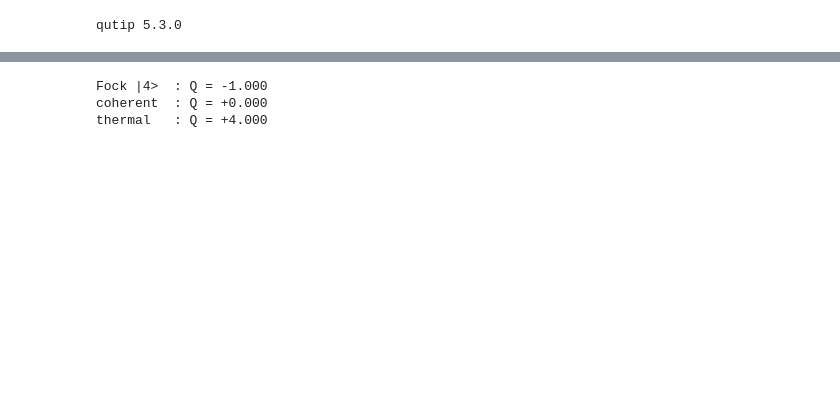
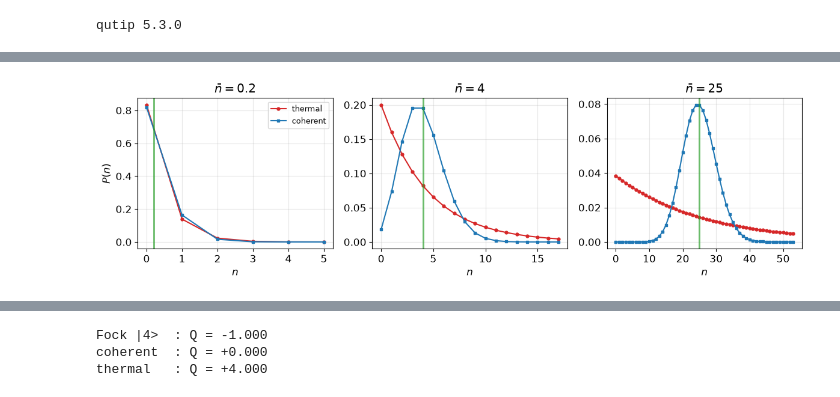
Before and after one commit to laserlab/CountingPhotons, a Jupyter notebook: lectures/01_QuantumLight_PhotonStatistics.ipynb, the cells around one changed output, grey strips where cells are left out. Saved outputs shown, nothing was run; the diff lists cells and outputs as text; code cells hidden in the pictures; blank space fills up the shorter version.

```diff
--- a/lectures/01_QuantumLight_PhotonStatistics.ipynb
+++ b/lectures/01_QuantumLight_PhotonStatistics.ipynb
@@ -126,0 +150,20 @@ plt.show()
+# %%
+# The same fingerprints from the few-photon to the semi-classical regime.
+fig, axes = plt.subplots(1, 3, figsize=(12, 3.6))
+for ax, nb_ in zip(axes, [0.2, 4.0, 25.0]):
+    nmax = int(nb_ + 5 * np.sqrt(nb_) + 4)
+    n = np.arange(nmax)
+    P_poisson = np.exp(-nb_) * nb_**n / factorial(n)
+    P_thermal = nb_**n / (1 + nb_)**(n + 1)
+    ax.plot(n, P_thermal, "o-", ms=3.5, color="tab:red", label="thermal")
+    ax.plot(n, P_poisson, "s-", ms=3.5, color="tab:blue", label="coherent")
+    ax.axvline(nb_, color="tab:green", lw=2, alpha=0.7,
+               label=f"Fock $|{nb_:g}\\rangle$" if nb_ == int(nb_) else None)
+    ax.set_title(f"$\\bar{{n}} = {nb_:g}$")
+    ax.set_xlabel("$n$")
+axes[0].set_ylabel("$P(n)$")
+axes[0].legend(fontsize=9)
+plt.tight_layout()
+plt.show()
+# %% [output]
+[figure, added]
```
Also changed, not shown: parts of 24 cells of this notebook, 8 other files.
